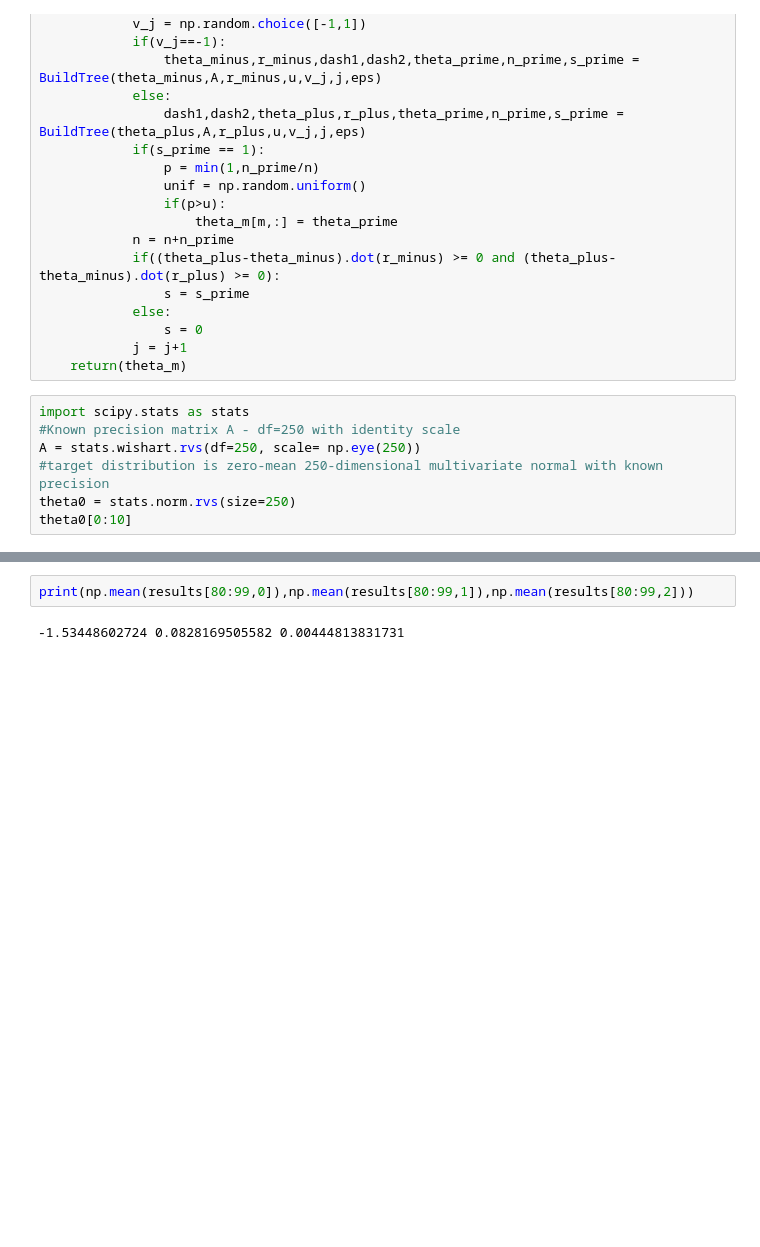
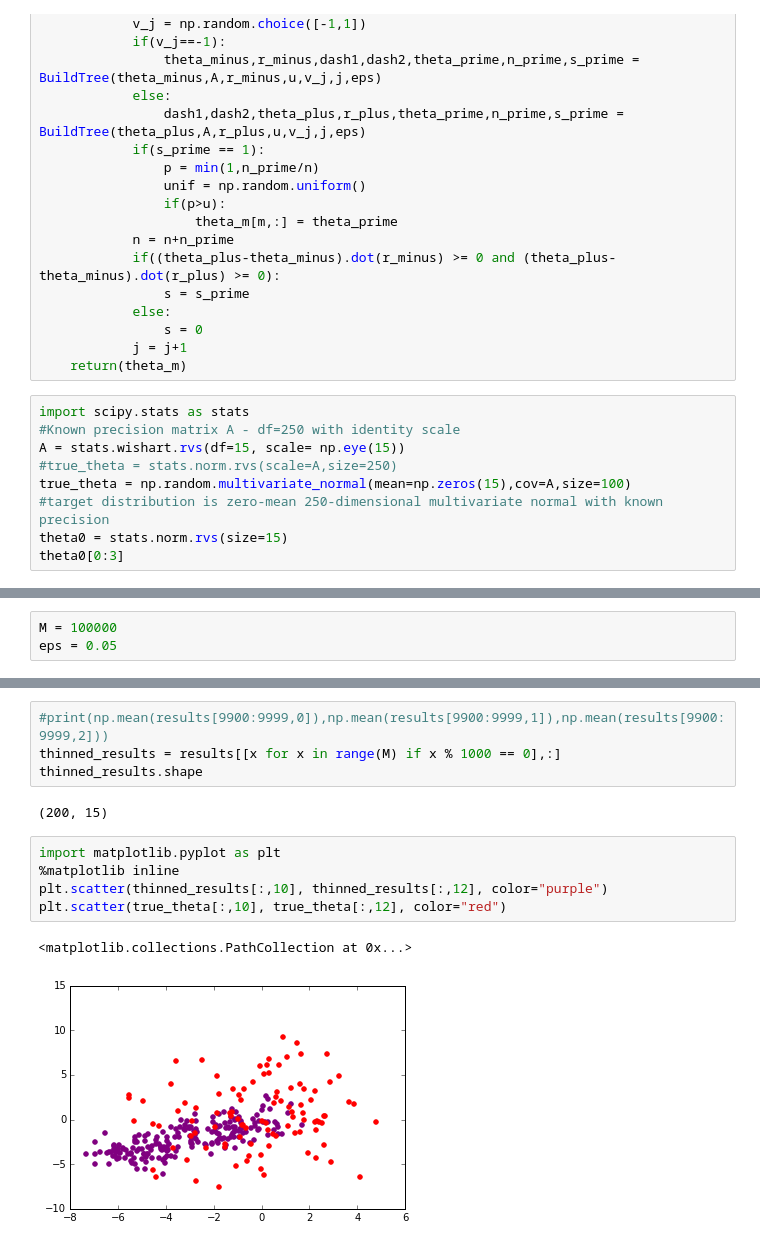
Before and after one commit to lizlorenzi/final_project, a Jupyter notebook: NUTS_Efficient_Multivariate.ipynb, the cells around one changed output, grey strips where cells are left out. Cells and saved outputs as stored; diff of their text form; blank space fills up the shorter version.

```diff
--- a/NUTS_Efficient_Multivariate.ipynb
+++ b/NUTS_Efficient_Multivariate.ipynb
@@ -118,8 +91,10 @@ def NUTS_Mvt(theta0,A,eps,M):
 # %%
 import scipy.stats as stats
 #Known precision matrix A - df=250 with identity scale
-A = stats.wishart.rvs(df=250, scale= np.eye(250))
+A = stats.wishart.rvs(df=15, scale= np.eye(15))
+#true_theta = stats.norm.rvs(scale=A,size=250)
+true_theta = np.random.multivariate_normal(mean=np.zeros(15),cov=A,size=100)
 #target distribution is zero-mean 250-dimensional multivariate normal with known precision
-theta0 = stats.norm.rvs(size=250)
-theta0[0:10]
+theta0 = stats.norm.rvs(size=15)
+theta0[0:3]
 # %% [output]
@@ -131,3 +102,6 @@ eps = .01
+# %%
+M = 100000
+eps = 0.05
 # %%
 %%time
 results = NUTS_Mvt(theta0,A,eps, M)
@@ -137,4 +111,14 @@ Wall time: 18.8 ms
 # %%
-print(np.mean(results[80:99,0]),np.mean(results[80:99,1]),np.mean(results[80:99,2]))
+#print(np.mean(results[9900:9999,0]),np.mean(results[9900:9999,1]),np.mean(results[9900:9999,2]))
+thinned_results = results[[x for x in range(M) if x % 1000 == 0],:]
+thinned_results.shape
 # %% [output]
--1.53448602724 0.0828169505582 0.00444813831731
+(200, 15)
+# %%
+import matplotlib.pyplot as plt
+%matplotlib inline
+plt.scatter(thinned_results[:,10], thinned_results[:,12], color="purple")
+plt.scatter(true_theta[:,10], true_theta[:,12], color="red")
+# %% [output]
+<matplotlib.collections.PathCollection at 0x...>
+[figure, added]
```
Also changed, not shown: parts of 9 cells of this notebook.
